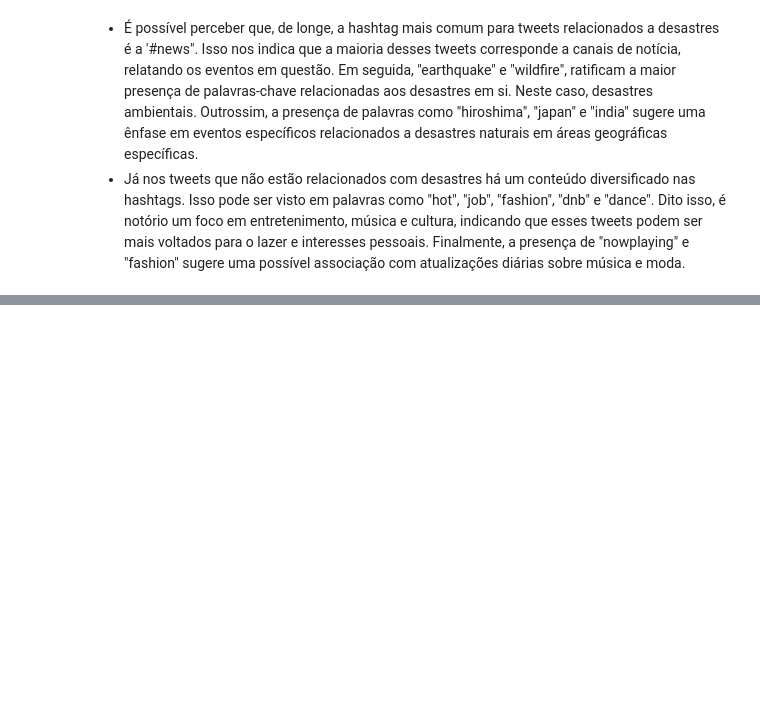
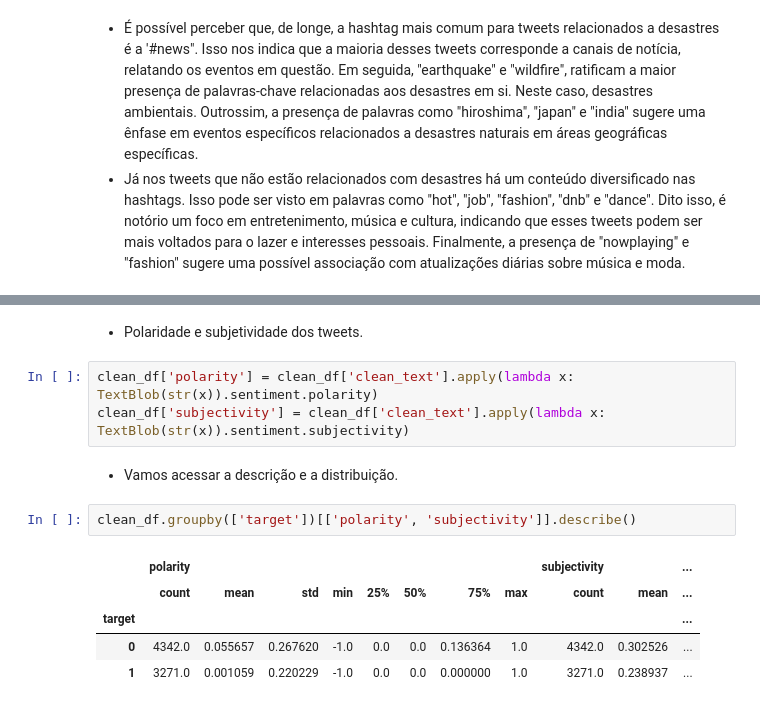
Before and after one commit to allmeidaapedro/Twitter-Disaster-Analysis, a Jupyter notebook: notebooks/eda.ipynb, the cells around one changed output, grey strips where cells are left out. Cells and saved outputs as stored; diff of their text form; blank space fills up the shorter version.

```diff
--- a/notebooks/eda.ipynb
+++ b/notebooks/eda.ipynb
@@ -577,0 +584,15 @@ ax[1].invert_yaxis()
+# %% [markdown]
+- Polaridade e subjetividade dos tweets.
+# %%
+clean_df['polarity'] = clean_df['clean_text'].apply(lambda x: TextBlob(str(x)).sentiment.polarity)
+clean_df['subjectivity'] = clean_df['clean_text'].apply(lambda x: TextBlob(str(x)).sentiment.subjectivity)
+# %% [markdown]
+- Vamos acessar a descrição e a distribuição.
+# %%
+clean_df.groupby(['target'])[['polarity', 'subjectivity']].describe()
+# %% [output]
+|  | polarity |  |  |  |  |  |  |  | subjectivity |  | ... |
+|  | count | mean | std | min | 25% | 50% | 75% | max | count | mean | ... |
+| target |  |  |  |  |  |  |  |  |  |  | ... |
+| 0 | 4342.0 | 0.055657 | 0.267620 | -1.0 | 0.0 | 0.0 | 0.136364 | 1.0 | 4342.0 | 0.302526 | ... |
+| 1 | 3271.0 | 0.001059 | 0.220229 | -1.0 | 0.0 | 0.0 | 0.000000 | 1.0 | 3271.0 | 0.238937 | ... |
```
Also changed, not shown: parts of 6 cells of this notebook.
